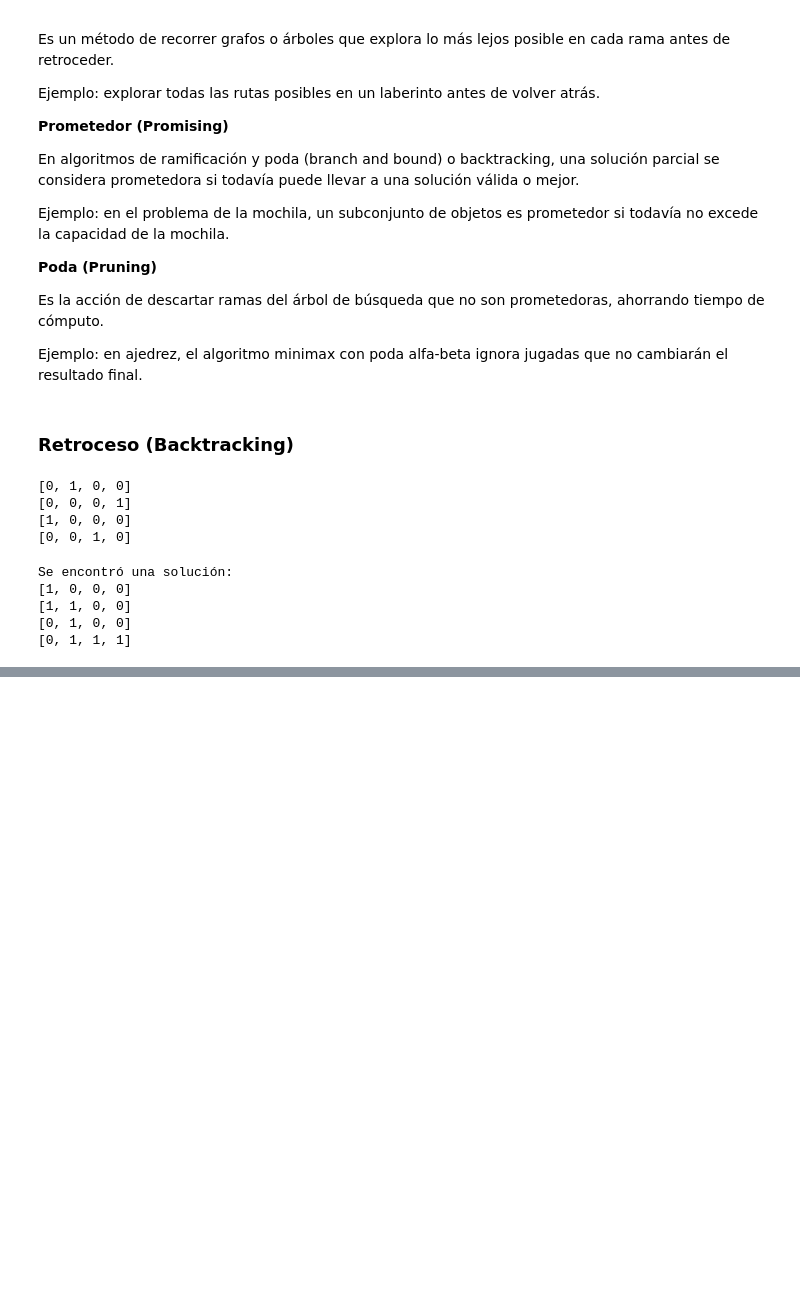
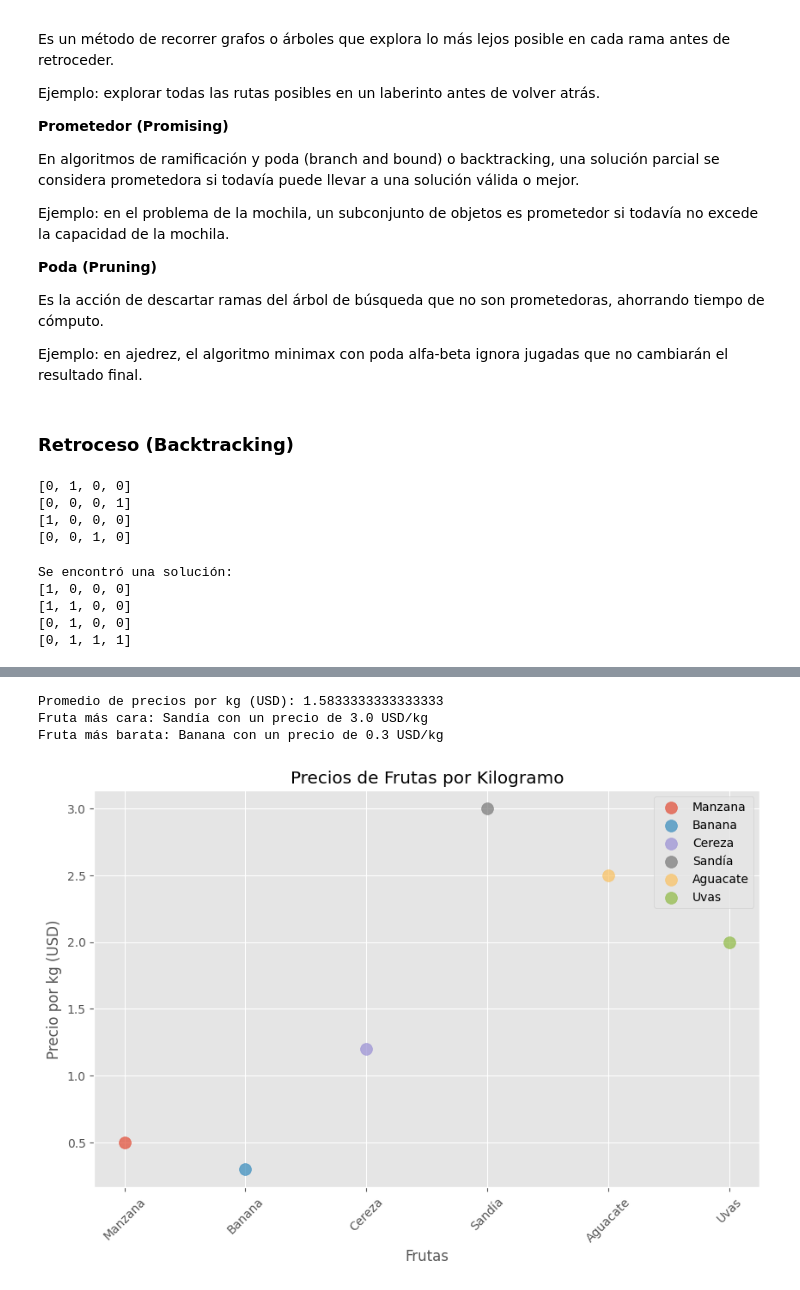
Before and after one commit to alanPalma25/sic-2025-python-ai, a Jupyter notebook: class_notes.ipynb, the cells around one changed output, grey strips where cells are left out. Saved outputs shown, nothing was run; the diff lists cells and outputs as text; code cells hidden in the pictures; blank space fills up the shorter version.

```diff
--- a/class_notes.ipynb
+++ b/class_notes.ipynb
@@ -151,0 +181,9 @@ Se encontró una solución:
+# %%
+serie_poblacion_nombre = pd.Series(poblacion, index=ciudades)
+
+print("\n" + "="*50)
+print("Serie con nombres de ciudades como índice")
+print("="*50)
+
+
+print(serie_poblacion_nombre)
@@ -151,0 +387,7 @@ Se encontró una solución:
+# %%
+nombre_frutas = ["Manzana", "Banana", "Cereza", "Sandía", "Aguacate", "Uvas"]
+precio_frutas = [0.5, 0.3, 1.2, 3.0, 2.5, 2.0]  # Precio por kilogramo
+
+serie_frutas = pd.Series(precio_frutas, index=nombre_frutas, name="Precio por kg (USD)")
+
+print(serie_frutas)
@@ -151,0 +402,23 @@ Se encontró una solución:
+# %%
+print("Promedio de precios por kg (USD):", serie_frutas.mean())
+print("Fruta más cara:", serie_frutas.idxmax(), "con un precio de", serie_frutas.max(), "USD/kg")
+print("Fruta más barata:", serie_frutas.idxmin(), "con un precio de", serie_frutas.min(), "USD/kg")
+# %% [output]
+Promedio de precios por kg (USD): 1.5833333333333333
+Fruta más cara: Sandía con un precio de 3.0 USD/kg
+Fruta más barata: Banana con un precio de 0.3 USD/kg
+# %%
+plt.figure(figsize=(10, 6))
+
+for i, fruta in enumerate(nombre_frutas):
+    plt.scatter(i, serie_frutas.iloc[i], s=100, alpha=0.7, label=fruta)
+    plt.xlabel('Frutas')
+    plt.ylabel('Precio por kg (USD)')
+    plt.title('Precios de Frutas por Kilogramo')
+
+    plt.xticks(ticks=range(len(nombre_frutas)), labels=nombre_frutas, rotation=45)
+    plt.legend()
+
+plt.show()
+# %% [output]
+[figure, added]
```
Also changed, not shown: parts of 13 cells of this notebook.
